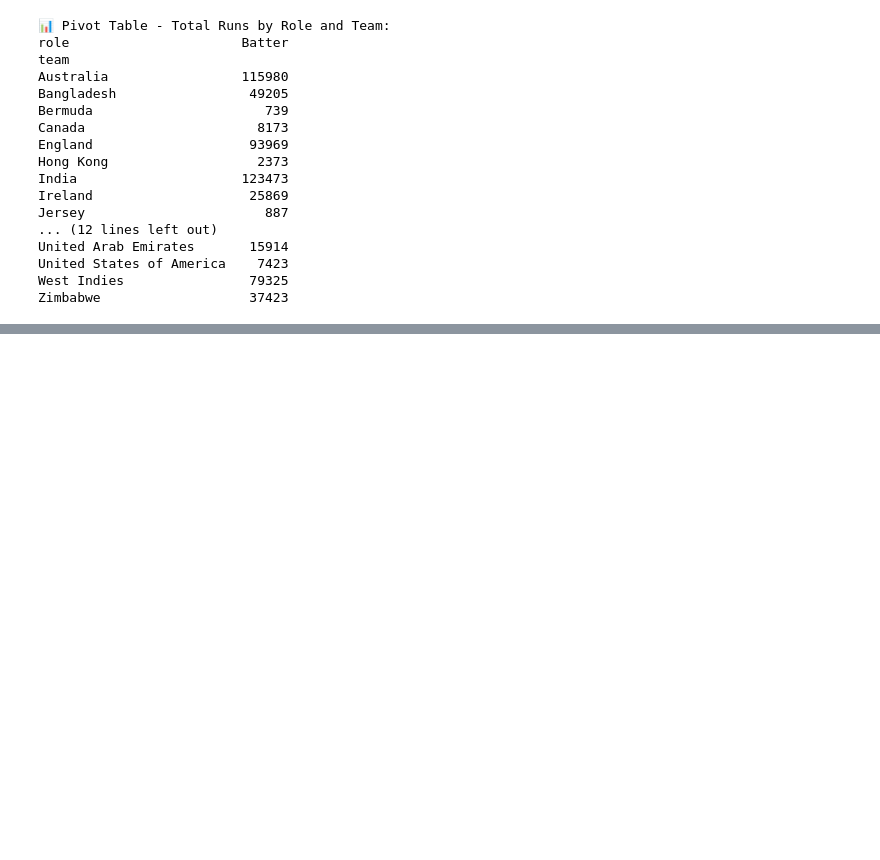
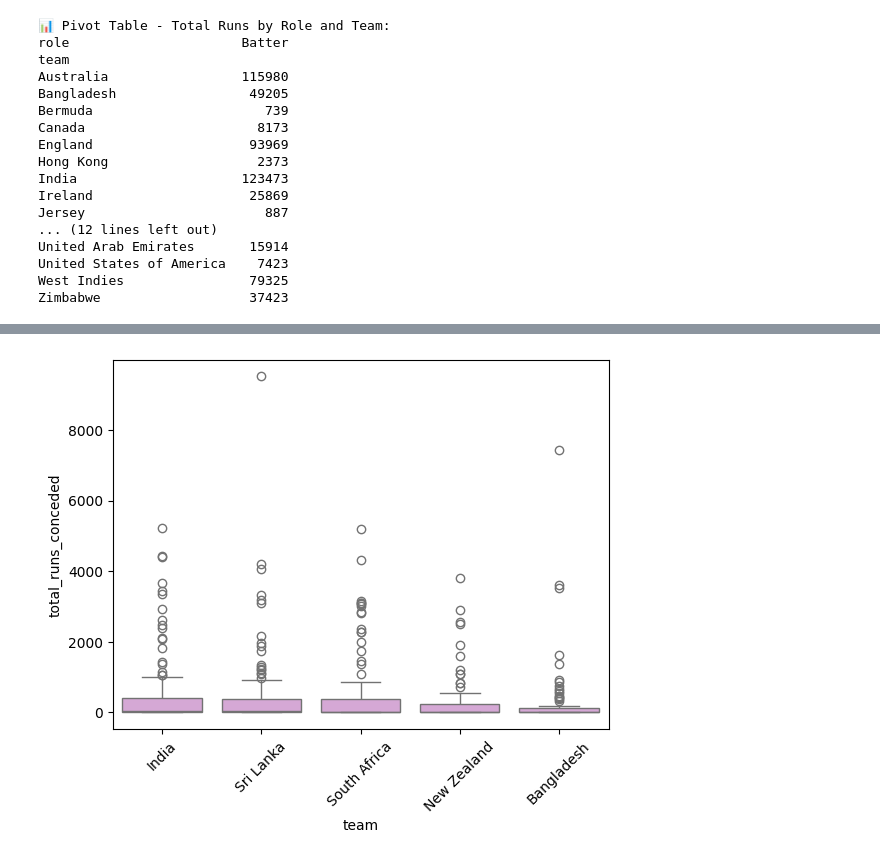
Before and after one commit to sashank1326/DAV-assignment-196, a Jupyter notebook: analysis.ipynb, the cells around one changed output, grey strips where cells are left out. Cells and saved outputs as stored; diff of their text form; code cells hidden in the pictures; blank space fills up the shorter version.

```diff
--- a/analysis.ipynb
+++ b/analysis.ipynb
@@ -941,0 +963,11 @@ Zimbabwe                   37423
+# %%
+# Select data for only 5 unique teams
+selected_teams = df['team'].dropna().unique()[:5]
+subset_df = df[df['team'].isin(selected_teams)]
+
+# Plot the boxplot
+sns.boxplot(x='team', y='total_runs_conceded', data=subset_df, color='plum')
+plt.xticks(rotation=45)
+plt.show()
+# %% [output]
+[figure, added]
```
Also changed, not shown: parts of 14 cells of this notebook.
